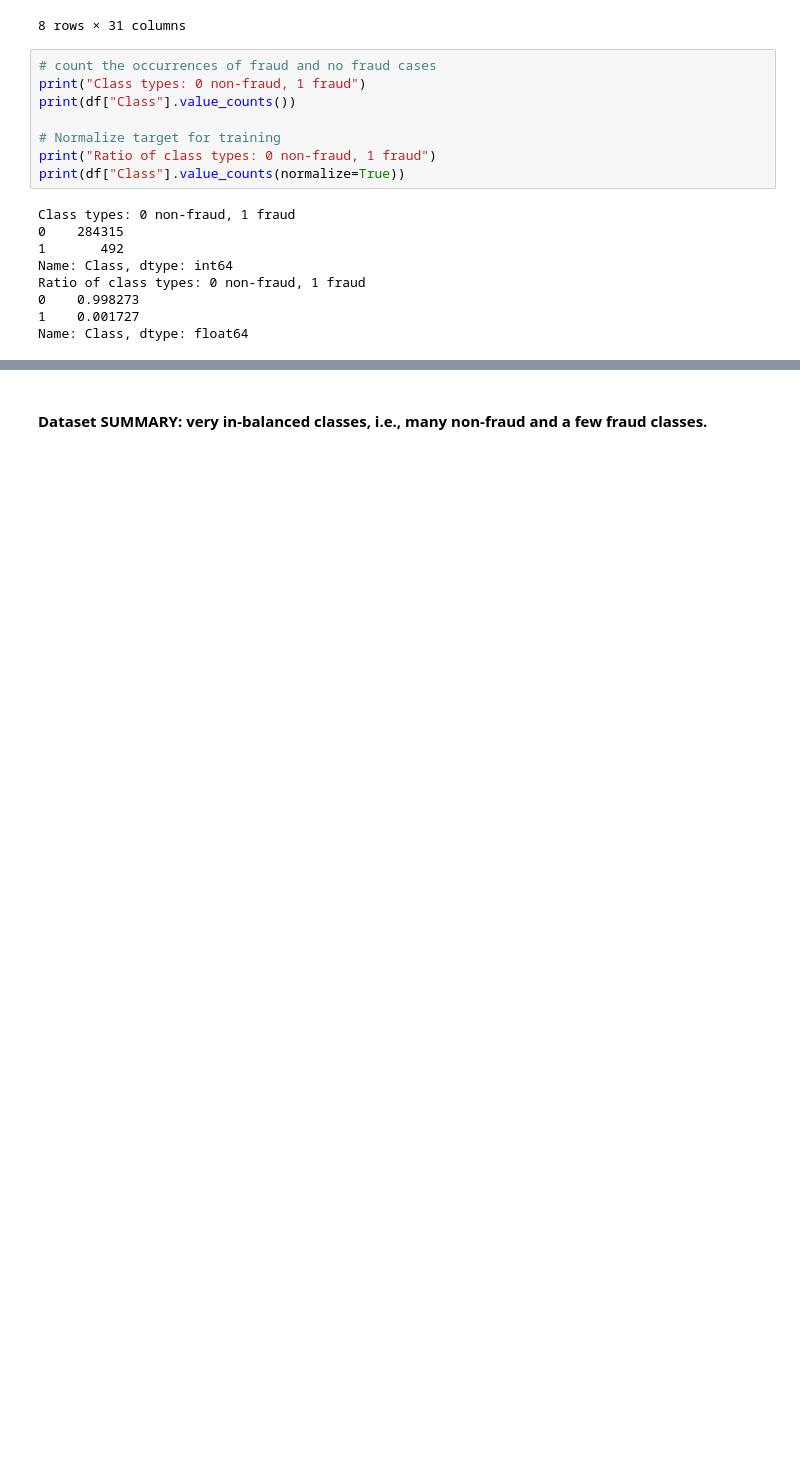
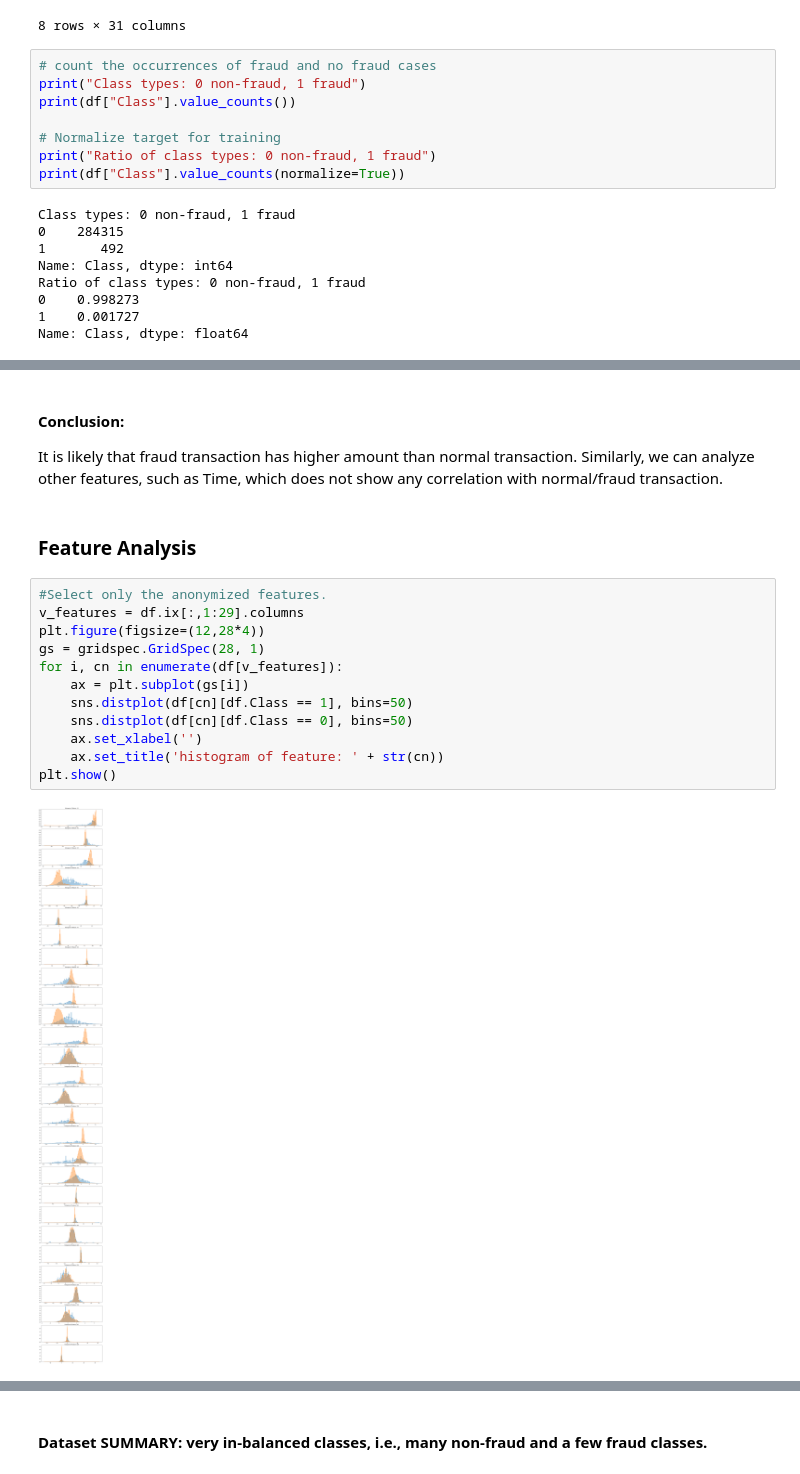
Before and after one commit to rayguang/brain, a Jupyter notebook: tasks/classification/Fraud Classification.ipynb, the cells around one changed output, grey strips where cells are left out. Drawn from its saved outputs; the diff is of its cells as text; blank space fills up the shorter version.

```diff
--- a/tasks/classification/Fraud Classification.ipynb
+++ b/tasks/classification/Fraud Classification.ipynb
@@ -122,0 +173,19 @@ dtype: int64
+# %% [markdown]
+#### Conclusion:
+It is likely that fraud transaction has higher amount than normal transaction. Similarly, we can analyze other features, such as Time, which does not show any correlation with normal/fraud transaction.
+# %% [markdown]
+### Feature Analysis
+# %%
+#Select only the anonymized features.
+v_features = df.ix[:,1:29].columns
+plt.figure(figsize=(12,28*4))
+gs = gridspec.GridSpec(28, 1)
+for i, cn in enumerate(df[v_features]):
+    ax = plt.subplot(gs[i])
+    sns.distplot(df[cn][df.Class == 1], bins=50)
+    sns.distplot(df[cn][df.Class == 0], bins=50)
+    ax.set_xlabel('')
+    ax.set_title('histogram of feature: ' + str(cn))
+plt.show()
+# %% [output]
+[figure, added]
```
Also changed, not shown: parts of 44 cells of this notebook, 3 other files.
